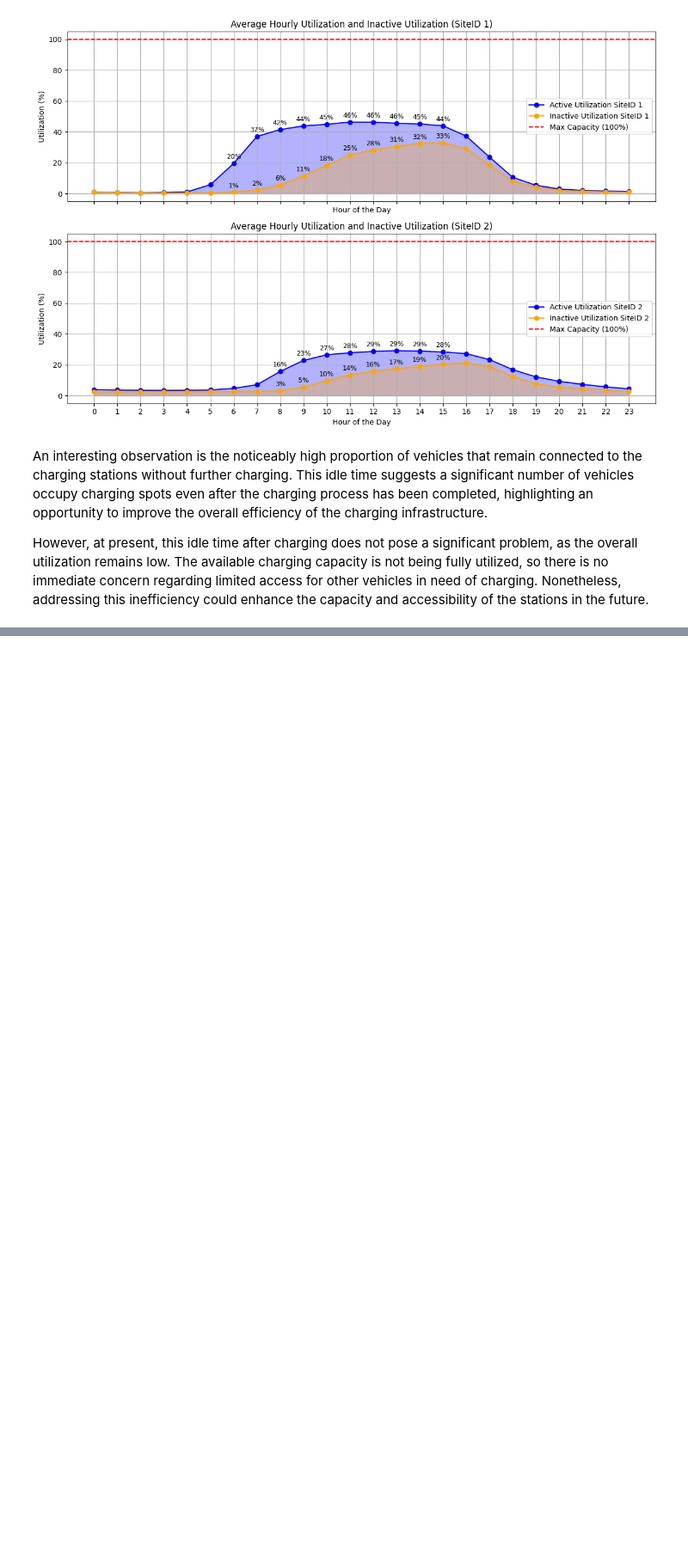
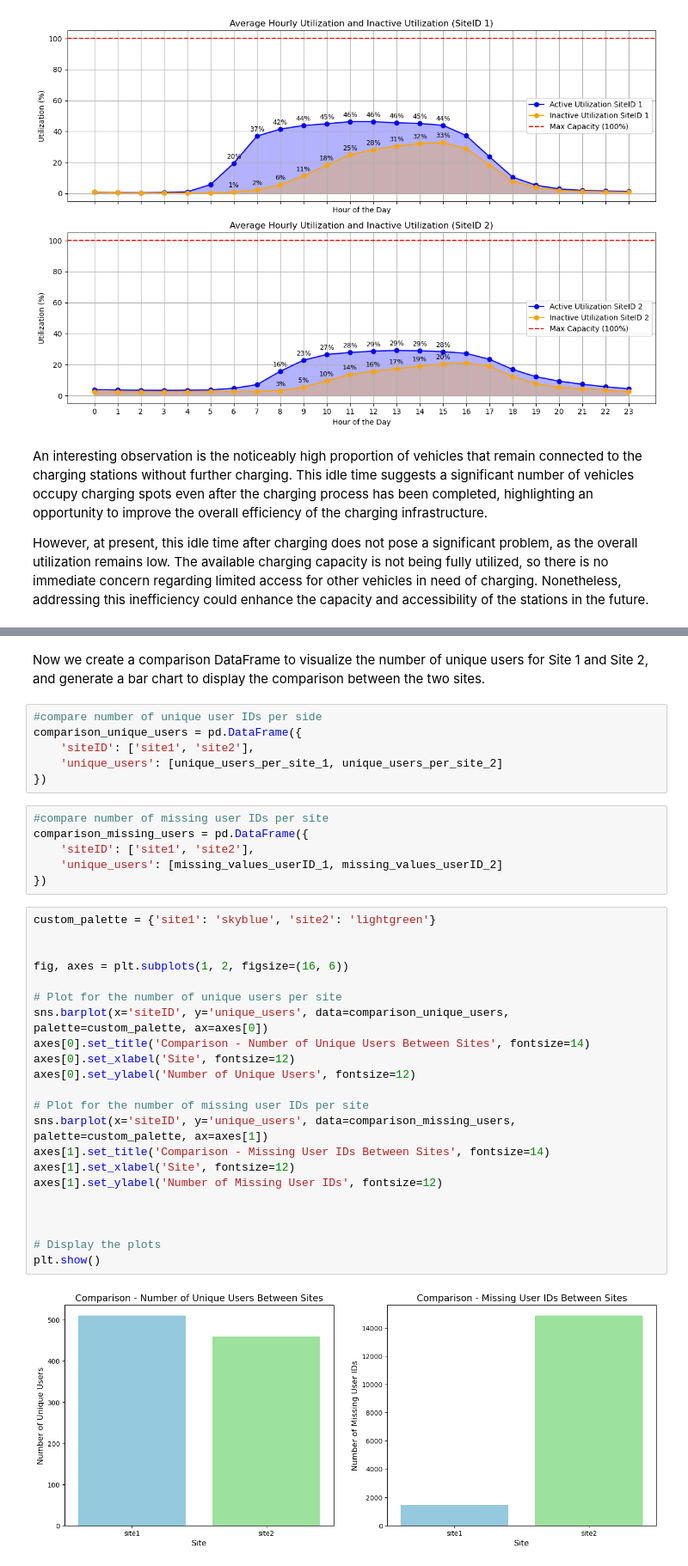
Before and after one commit to Zeyd263/DataDynamos, a Jupyter notebook: Preprocessing.ipynb, the cells around one changed output, grey strips where cells are left out. Shown at 86% size. Cells and saved outputs as stored; diff of their text form; blank space fills up the shorter version.

```diff
--- a/Preprocessing.ipynb
+++ b/Preprocessing.ipynb
@@ -1391,0 +1538,38 @@ However, at present, this idle time after charging does not pose a significant p
+# %% [markdown]
+Now we create a comparison DataFrame to visualize the number of unique users for Site 1 and Site 2, and generate a bar chart to display the comparison between the two sites.
+# %%
+#compare number of unique user IDs per side
+comparison_unique_users = pd.DataFrame({
+    'siteID': ['site1', 'site2'],
+    'unique_users': [unique_users_per_site_1, unique_users_per_site_2]
+})
+# %%
+#compare number of missing user IDs per site
+comparison_missing_users = pd.DataFrame({
+    'siteID': ['site1', 'site2'],
+    'unique_users': [missing_values_userID_1, missing_values_userID_2]
+})
+# %%
+custom_palette = {'site1': 'skyblue', 'site2': 'lightgreen'}
+
+
+fig, axes = plt.subplots(1, 2, figsize=(16, 6))
+
+# Plot for the number of unique users per site
+sns.barplot(x='siteID', y='unique_users', data=comparison_unique_users, palette=custom_palette, ax=axes[0])
+axes[0].set_title('Comparison - Number of Unique Users Between Sites', fontsize=14)
+axes[0].set_xlabel('Site', fontsize=12)
+axes[0].set_ylabel('Number of Unique Users', fontsize=12)
+
+# Plot for the number of missing user IDs per site
+sns.barplot(x='siteID', y='unique_users', data=comparison_missing_users, palette=custom_palette, ax=axes[1])
+axes[1].set_title('Comparison - Missing User IDs Between Sites', fontsize=14)
+axes[1].set_xlabel('Site', fontsize=12)
+axes[1].set_ylabel('Number of Missing User IDs', fontsize=12)
+
+
+
+# Display the plots
+plt.show()
+# %% [output]
+[figure, added]
```
Also changed, not shown: parts of 39 cells of this notebook.
